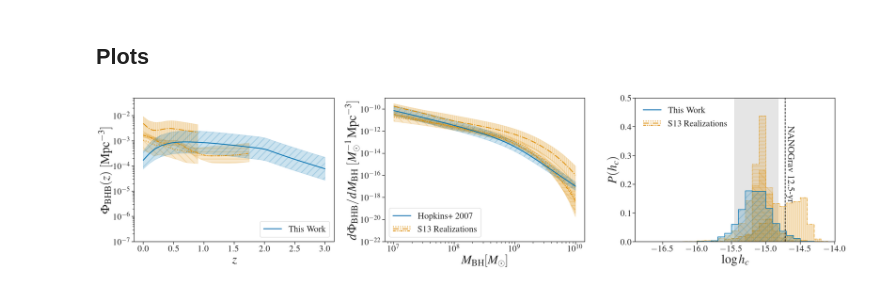
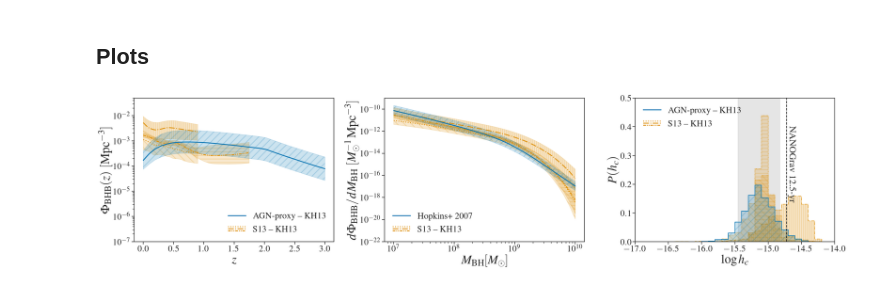
Before and after one commit to jacaseyclyde/multimessenger_smbhbs, a Jupyter notebook: notebooks/3. BH - Host Relations.ipynb, the cells around one changed output. Drawn from its saved outputs; the diff is of its cells as text; code cells hidden in the pictures.

```diff
--- a/notebooks/3. BH - Host Relations.ipynb
+++ b/notebooks/3. BH - Host Relations.ipynb
@@ -599,7 +599,7 @@ $\displaystyle \Phi_{\rm{BHB}, 0, \rm{S1}} = (1.1^{+1.3}_{-0.7}) \times 10^{-3.0
 # %% [markdown]
 #### Local Mass Function
 # %%
-S1_local_bhmf = trapz(S1_bhb_population, q_range, axis=1)[:, 0, ...] / (np.log(10) * (10 ** log_m_bh_range[:, np.newaxis]))
+S1_local_bhmf = trapz(trapz(S1_bhb_population, q_range, axis=2), z_range_borch, axis=1) / (np.log(10) * (10 ** log_m_bh_range[:, np.newaxis]))
 S1_local_bhmf_q = np.quantile(S1_local_bhmf, q=[.16, .5, .84], axis=-1)
 # %% [markdown]
 #### Summary
@@ -661,7 +661,7 @@ $\displaystyle \Phi_{\rm{BHB}, 0, \rm{S2}} = (4.9^{+4.3}_{-2.6}) \times 10^{-3.0
 # %% [markdown]
 #### Local Mass Function
 # %%
-S2_local_bhmf = trapz(S2_bhb_population, q_range, axis=1)[:, 0, ...] / (np.log(10) * (10 ** log_m_bh_range[:, np.newaxis]))
+S2_local_bhmf = trapz(trapz(S2_bhb_population, q_range, axis=2), z_range_drory, axis=1) / (np.log(10) * (10 ** log_m_bh_range[:, np.newaxis]))
 S2_local_bhmf_q = np.quantile(S2_local_bhmf, q=[.16, .5, .84], axis=-1)
 # %% [markdown]
 #### Summary
@@ -723,7 +723,7 @@ $\displaystyle \Phi_{\rm{BHB}, 0, \rm{S3}} = (1.6^{+0.3}_{-0.3}) \times 10^{-3.0
 # %% [markdown]
 #### Local Mass Function
 # %%
-S3_local_bhmf = trapz(S3_bhb_population, q_range, axis=1)[:, 0, ...] / (np.log(10) * (10 ** log_m_bh_range[:, np.newaxis]))
+S3_local_bhmf = trapz(trapz(S3_bhb_population, q_range, axis=2), z_range_ilbert, axis=1) / (np.log(10) * (10 ** log_m_bh_range[:, np.newaxis]))
 S3_local_bhmf_q = np.quantile(S3_local_bhmf, q=[.16, .5, .84], axis=-1)
 # %% [markdown]
 #### Summary
@@ -851,8 +851,8 @@ ax[0].set_ylim(top=5e-2, bottom=1e-7)
 
 # ax[0].legend([m1, m2, (s1, s2, s3)], ['This Work', 'G19', 'S13 Realizations'], numpoints=1,
 #              handler_map={tuple: HandlerTupleVertical(ndivide=None)}, loc='lower right', fontsize=legend_fsize)
-ax[0].legend([m1], ['This Work'], numpoints=1,
-             handler_map={tuple: HandlerTupleVertical(ndivide=None)}, loc='lower right', fontsize=legend_fsize)
+ax[0].legend([m1, (s1, s2, s3)], ['AGN-proxy -- KH13', 'S13 -- KH13'], numpoints=1,
+             handler_map={tuple: HandlerTupleVertical(ndivide=None)}, frameon=False, loc='lower right', fontsize=legend_fsize)
 
 ax[1].fill_between(10 ** log_m_bh_range, S1_local_bhmf_q[0], S1_local_bhmf_q[2], color=cs[1], alpha=.2, hatch='\\')
 s1, = ax[1].plot(10 ** log_m_bh_range, S1_local_bhmf_q[1], color=cs[1],
@@ -877,8 +877,8 @@ ax[1].set_xlabel(r'$M_{\rm{BH}} [M_{\odot}]$', fontsize=label_fsize)
 ax[1].set_ylim(bottom=1e-22, top=1e-9)
 # ax[1].legend([m1, m2, (s1, s2, s3)], ['Hopkins+ 2007', 'Marconi+ 2004', 'S13 Realizations'], numpoints=1,
 #              handler_map={tuple: HandlerTupleVertical(ndivide=None)}, loc='lower left', fontsize=legend_fsize)
-ax[1].legend([m1, (s1, s2, s3)], ['Hopkins+ 2007', 'S13 Realizations'], numpoints=1,
-             handler_map={tuple: HandlerTupleVertical(ndivide=None)}, loc='lower left', fontsize=legend_fsize)
+ax[1].legend([m1, (s1, s2, s3)], ['Hopkins+ 2007', 'S13 -- KH13'], numpoints=1,
+             handler_map={tuple: HandlerTupleVertical(ndivide=None)}, frameon=False, loc='lower left', fontsize=legend_fsize)
 
 ax[2].axvspan(log_sesana_min, log_sesana_max, color='k', alpha=.1)
 ax[2].hist(np.log10(S1_hc[-1, -1, -1, :]), histtype='step', bins=bins,
@@ -917,35 +917,36 @@ ax[2].hist(np.log10(S3_hc[-1, -1, -1, :]), histtype='step', bins=bins,
 #            label=r'G19', weights=np.repeat(1 / len(hc_g), len(hc_g)), linewidth=2)
 
 ax[2].hist(np.log10(hc[-1, -1, -1, :]), histtype='step', bins=bins, density=False, color=cs[0], linestyle='-',
-           label=r'This work', weights=np.repeat(1 / len(hc[-1, -1, -1, :]), len(hc[-1, -1, -1, :])), linewidth=2,
+           label=r'AGN-proxy  - KH13', weights=np.repeat(1 / len(hc[-1, -1, -1, :]), len(hc[-1, -1, -1, :])), linewidth=2,
            fill=True, alpha=.2, hatch='/')
 ax[2].hist(np.log10(hc[-1, -1, -1, :]), histtype='step', bins=bins, density=False, color=cs[0], linestyle='-',
-           label=r'This work', weights=np.repeat(1 / len(hc[-1, -1, -1, :]), len(hc[-1, -1, -1, :])), linewidth=2)
+           label=r'AGN-proxy  - KH13', weights=np.repeat(1 / len(hc[-1, -1, -1, :]), len(hc[-1, -1, -1, :])), linewidth=2)
 
 # ax[2].annotate(r'S13',
 #                xy=(log_sesana_min - .3, .49))
 # ax[2].errorbar(log_hc_mid, 0.45,
 #              xerr=[[log_hc_l],
 #                    [log_hc_h]],
 #              capsize=4, color=cs[0])
 # ax[2].annotate(r'This Work',
 #                xy=(log_hc_min - .75, .44))
 
 ax[2].axvline(np.log10(1.9e-15), color='k', linestyle='--')
 ax[2].annotate(r'NANOGrav 12.5-yr',
                xy=(np.log10(1.9e-15) + .03, .4), xytext=(3, 3),
                textcoords="offset points", rotation_mode='anchor', rotation=-90)
 ax[2].set_xlabel(r'$\log h_{c}$', fontsize=label_fsize)
 ax[2].set_ylabel(r'$P(h_{c})$', fontsize=label_fsize)
-ax[2].set_xlim(left=-16.9)
+ax[2].set_xlim(left=-17, right=-14)
 ax[2].set_ylim(top=.5)
 # ax[2].legend([m1, m2, (s1, s2, s3)], ['This Work', 'G19', 'S13 Realizations'], numpoints=1,
 #              handler_map={tuple: HandlerTupleVertical(ndivide=None)}, frameon=False, loc='upper left', fontsize=legend_fsize)
-ax[2].legend([m1, (s1, s2, s3)], ['This Work', 'S13 Realizations'], numpoints=1,
+ax[2].legend([m1, (s1, s2, s3)], ['AGN-proxy -- KH13', 'S13 -- KH13'], numpoints=1,
              handler_map={tuple: HandlerTupleVertical(ndivide=None)}, frameon=False, loc='upper left', fontsize=legend_fsize)
 
 plt.tight_layout()
 plt.savefig('../reports/figures/model_comparison_kh.pdf')
+plt.savefig('../reports/figures/model_comparison_kh.png')
 plt.show()
 # %% [output]
-[figure, old version]
+[figure, new version]
```
Also changed, not shown: parts of 23 cells of this notebook, 38 other files.
